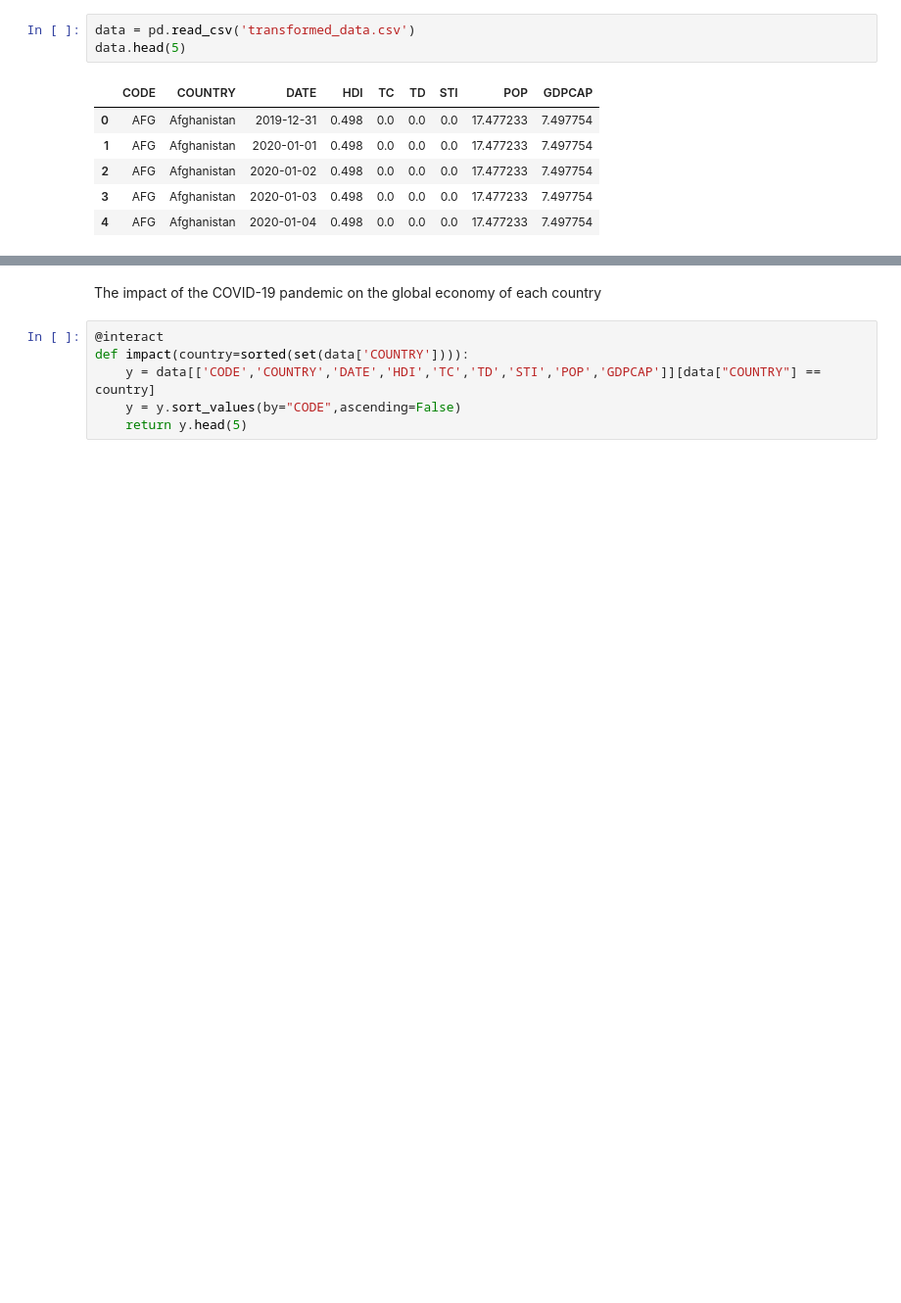
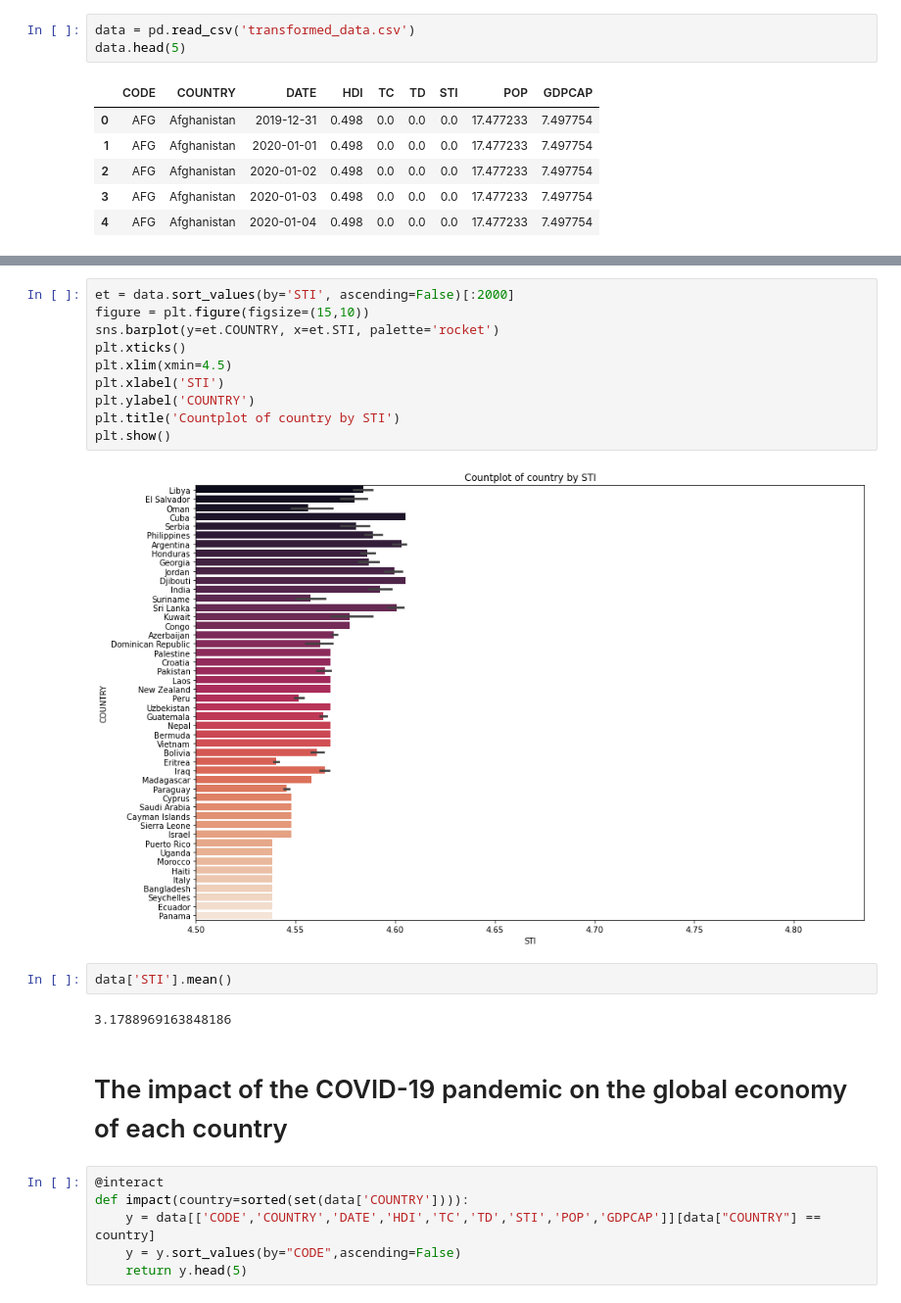
Before and after one commit to csrdsg/Impact-of-Covid-19-Pandemic-on-the-Global-Economy-Notebook, a Jupyter notebook: data_analsys.ipynb, the cells around one changed output, grey strips where cells are left out. Shown: that part at 98% size. Drawn from its saved outputs; the diff is of its cells as text; blank space fills up the shorter version.

```diff
--- a/data_analsys.ipynb
+++ b/data_analsys.ipynb
@@ -56,5 +67,21 @@ plt.show()
+# %%
+et = data.sort_values(by='STI', ascending=False)[:2000]
+figure = plt.figure(figsize=(15,10))
+sns.barplot(y=et.COUNTRY, x=et.STI, palette='rocket')
+plt.xticks()
+plt.xlim(xmin=4.5)
+plt.xlabel('STI')
+plt.ylabel('COUNTRY')
+plt.title('Countplot of country by STI')
+plt.show()
+# %% [output]
+[figure, added]
+# %%
+data['STI'].mean()
+# %% [output]
+3.1788969163848186
 # %% [markdown]
-The impact of the COVID-19 pandemic on the global economy of each country
+# The impact of the COVID-19 pandemic on the global economy of each country
 # %%
 @interact
 def impact(country=sorted(set(data['COUNTRY']))):
```
Also changed, not shown: parts of 9 cells of this notebook.
